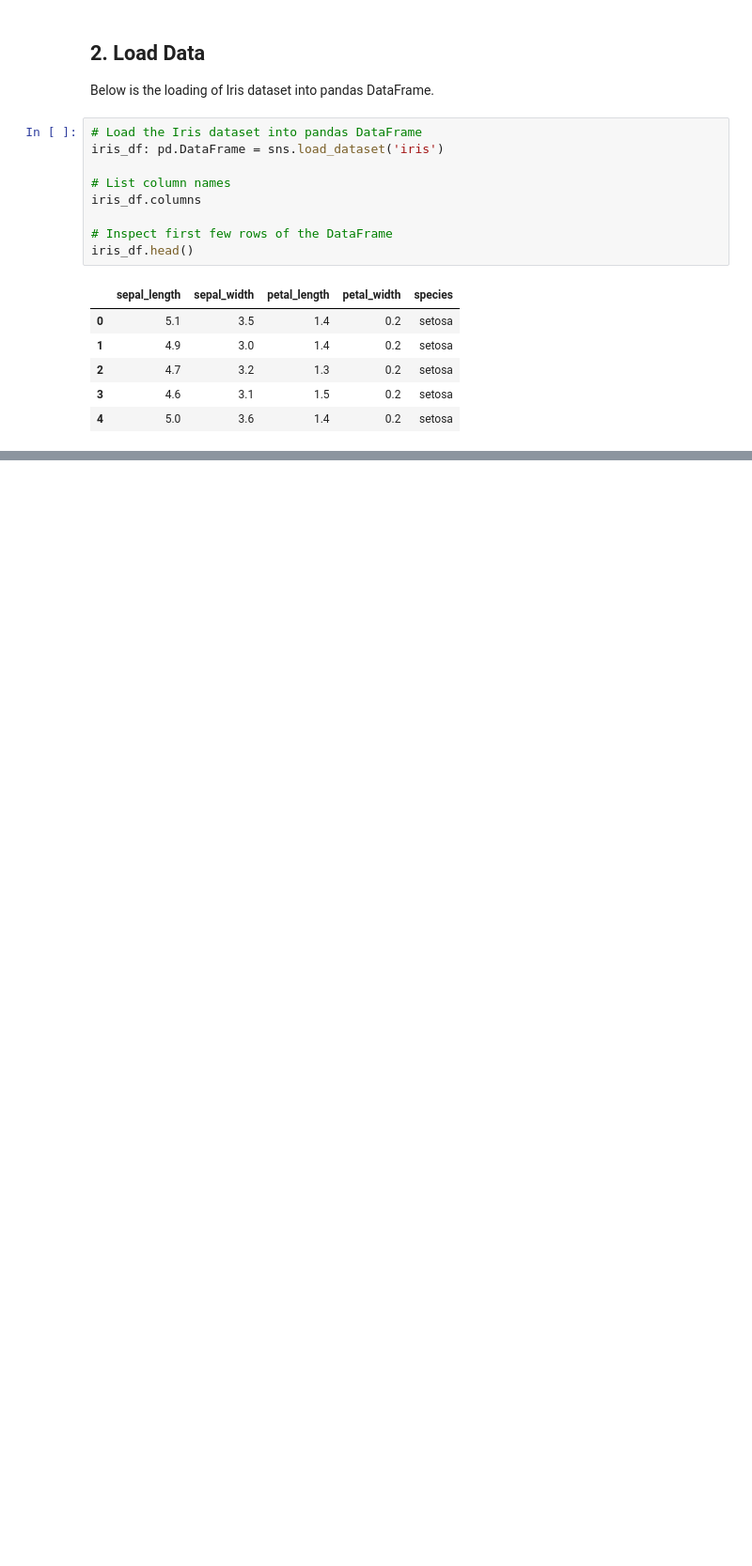
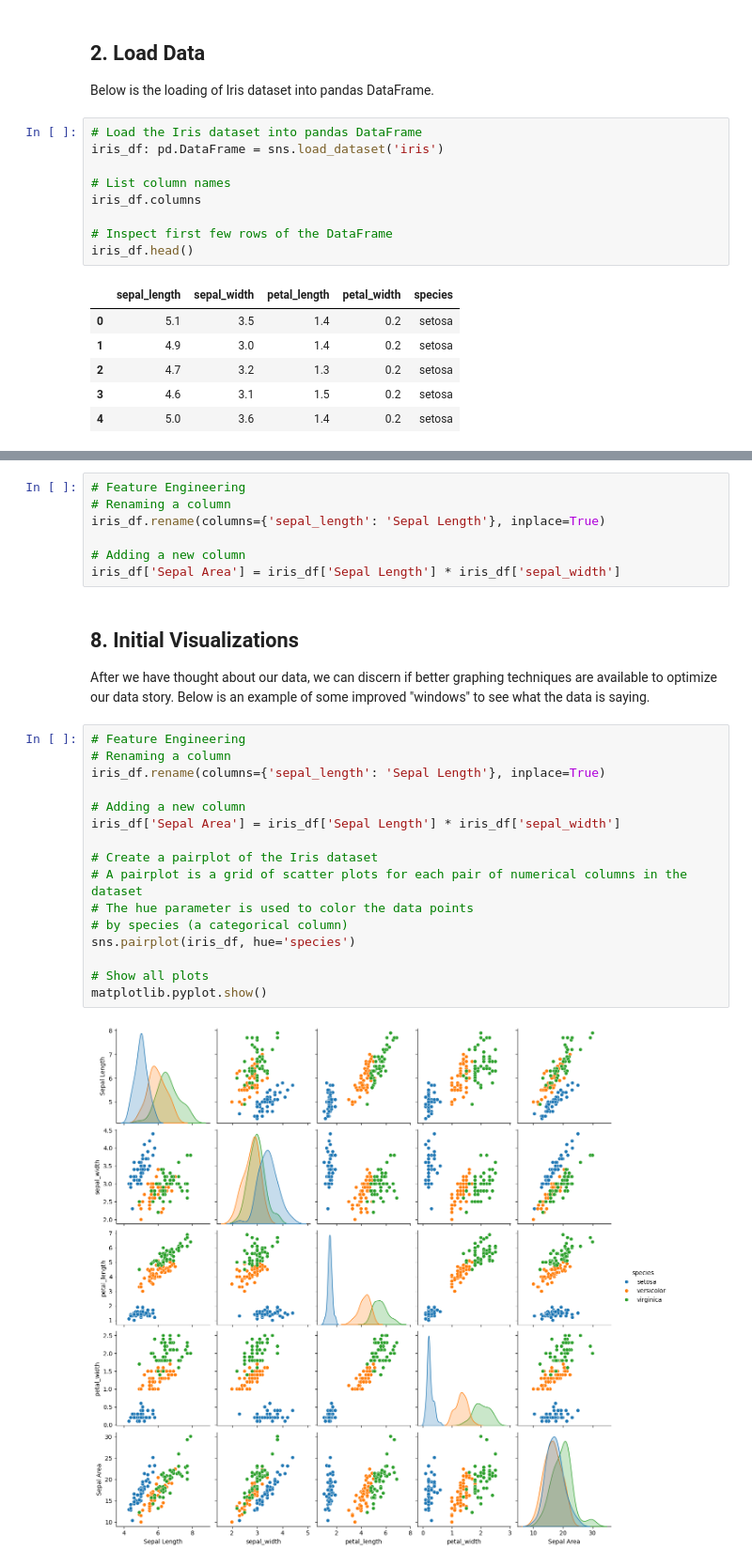
Before and after one commit to ksteele3712/datafun_04_notebook, a Jupyter notebook: ksteele_eda.ipynb, the cells around one changed output, grey strips where cells are left out. Shown: that part at 94% size. Drawn from its saved outputs; the diff is of its cells as text; blank space fills up the shorter version.

```diff
--- a/ksteele_eda.ipynb
+++ b/ksteele_eda.ipynb
@@ -39,0 +200,29 @@ iris_df.head()
+# %%
+# Feature Engineering
+# Renaming a column
+iris_df.rename(columns={'sepal_length': 'Sepal Length'}, inplace=True)
+
+# Adding a new column
+iris_df['Sepal Area'] = iris_df['Sepal Length'] * iris_df['sepal_width']
+# %% [markdown]
+## 8. Initial Visualizations
+
+After we have thought about our data, we can discern if better graphing techniques are available to optimize our data story. Below is an example of some improved "windows" to see what the data is saying.
+# %%
+# Feature Engineering
+# Renaming a column
+iris_df.rename(columns={'sepal_length': 'Sepal Length'}, inplace=True)
+
+# Adding a new column
+iris_df['Sepal Area'] = iris_df['Sepal Length'] * iris_df['sepal_width']
+
+# Create a pairplot of the Iris dataset
+# A pairplot is a grid of scatter plots for each pair of numerical columns in the dataset
+# The hue parameter is used to color the data points
+# by species (a categorical column)
+sns.pairplot(iris_df, hue='species')
+
+# Show all plots
+matplotlib.pyplot.show()
+# %% [output]
+[figure, added]
```
Also changed, not shown: parts of 21 cells of this notebook, 3 other files.
